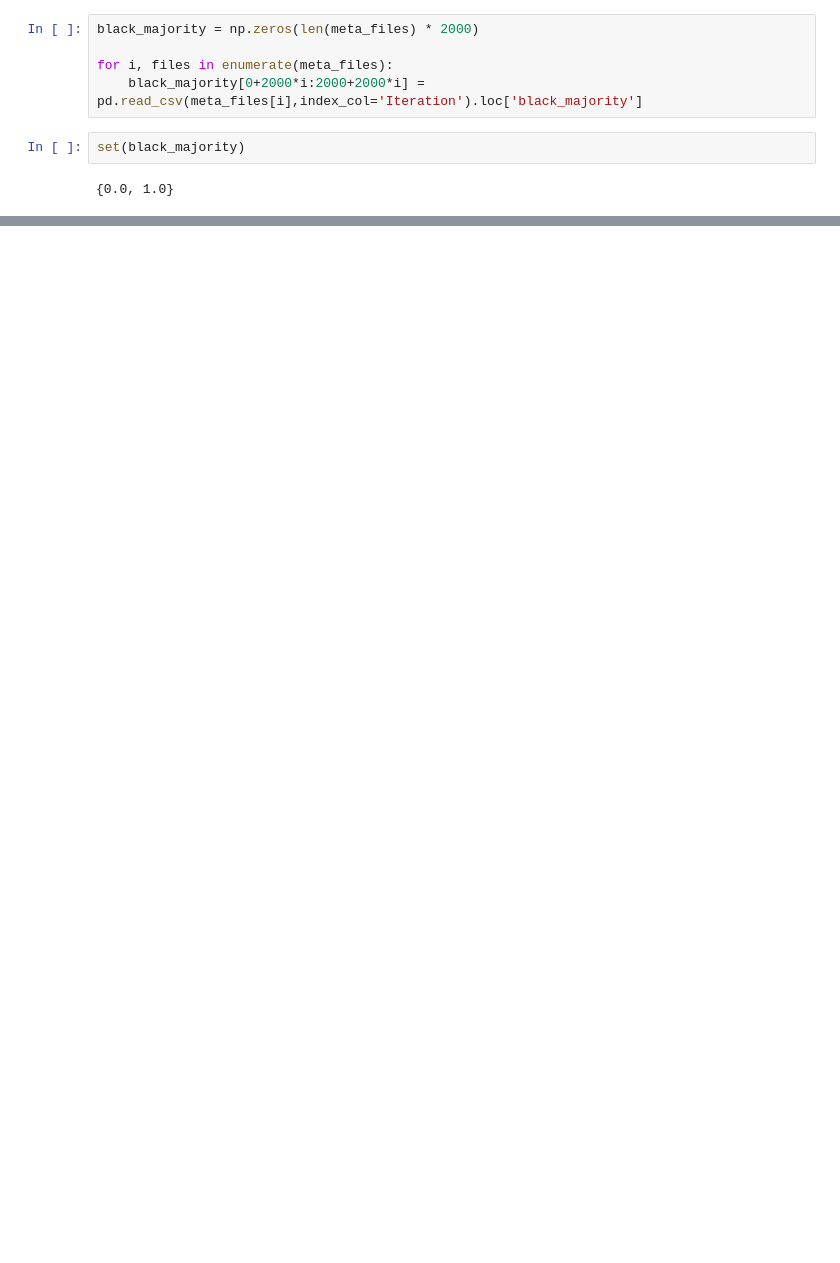
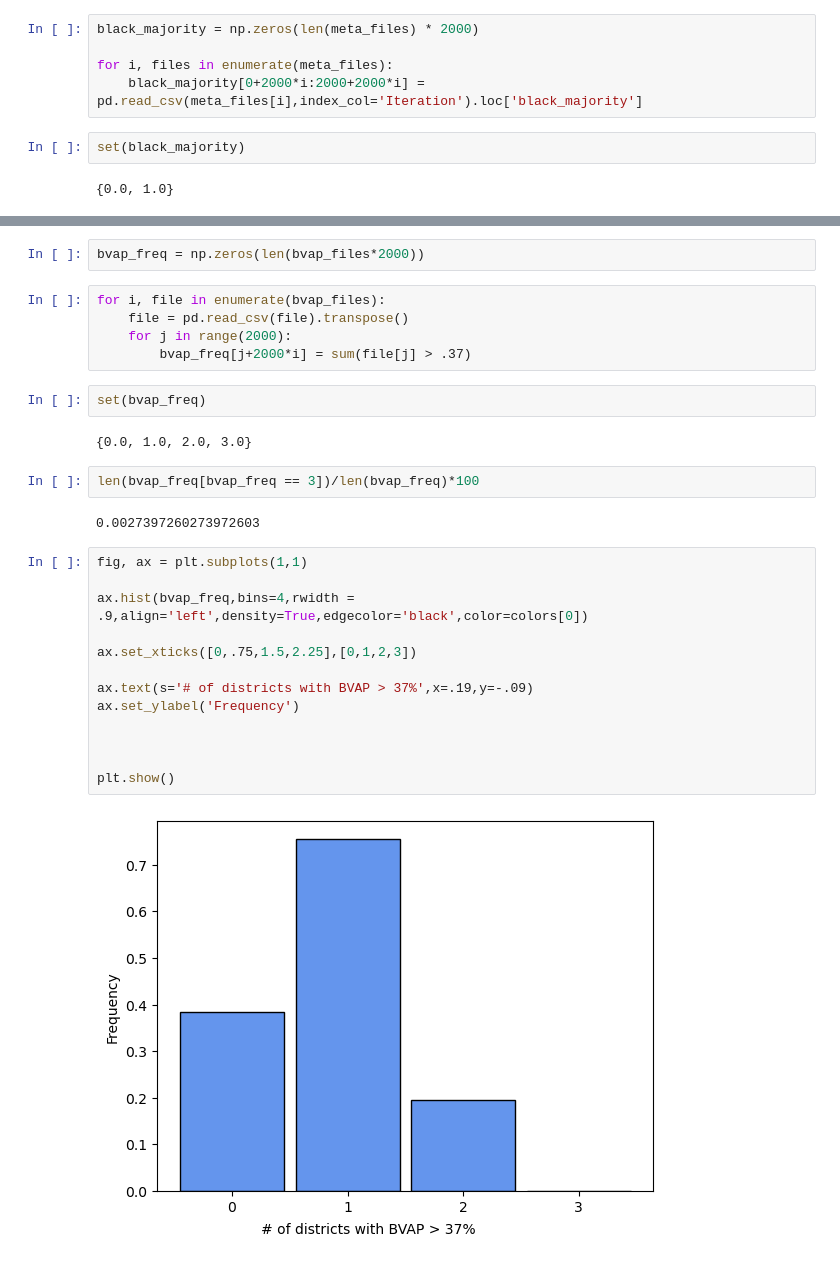
Before and after one commit to rlwagnernj/GerryChainMCMC, a Jupyter notebook: Output/Chain_05.10/graphs_v7.ipynb, the cells around one changed output, grey strips where cells are left out. Drawn from its saved outputs; the diff is of its cells as text; blank space fills up the shorter version.

```diff
--- a/Output/Chain_05.10/graphs_v7.ipynb
+++ b/Output/Chain_05.10/graphs_v7.ipynb
@@ -769,0 +753,30 @@ bvap_scores_flat.index(high_scores[0])
+# %%
+bvap_freq = np.zeros(len(bvap_files*2000))
+# %%
+for i, file in enumerate(bvap_files):
+    file = pd.read_csv(file).transpose()
+    for j in range(2000):
+        bvap_freq[j+2000*i] = sum(file[j] > .37)
+# %%
+set(bvap_freq)
+# %% [output]
+{0.0, 1.0, 2.0, 3.0}
+# %%
+len(bvap_freq[bvap_freq == 3])/len(bvap_freq)*100
+# %% [output]
+0.0027397260273972603
+# %%
+fig, ax = plt.subplots(1,1)
+
+ax.hist(bvap_freq,bins=4,rwidth = .9,align='left',density=True,edgecolor='black',color=colors[0])
+
+ax.set_xticks([0,.75,1.5,2.25],[0,1,2,3])
+
+ax.text(s='# of districts with BVAP > 37%',x=.19,y=-.09)
+ax.set_ylabel('Frequency')
+
+
+
+plt.show()
+# %% [output]
+[figure, added]
```
Also changed, not shown: parts of 15 cells of this notebook, 16 other files.
